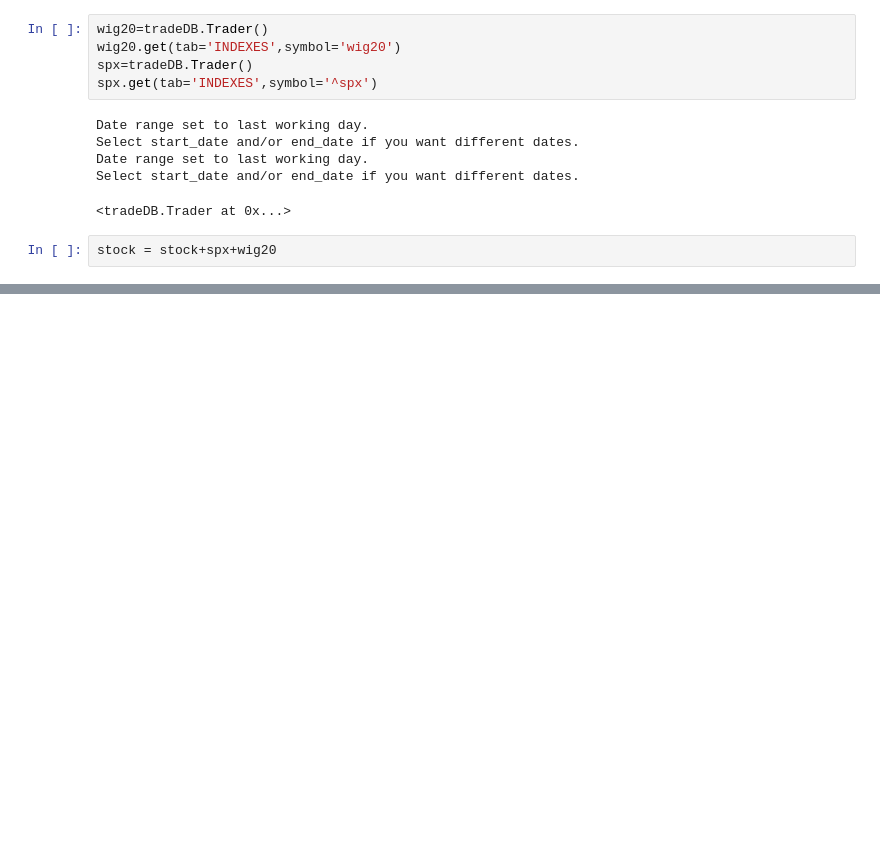
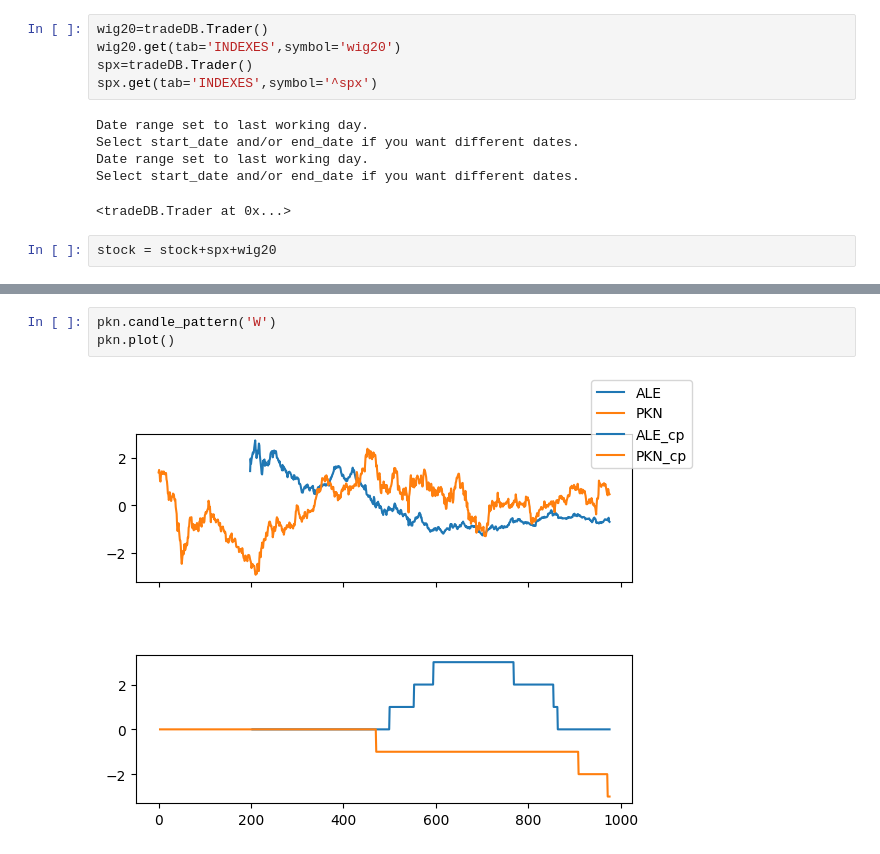
Before and after one commit to zielaskowski/tradeDB, a Jupyter notebook: dev/stooq.ipynb, the cells around one changed output, grey strips where cells are left out. Saved outputs shown, nothing was run; the diff lists cells and outputs as text; blank space fills up the shorter version.

```diff
--- a/dev/stooq.ipynb
+++ b/dev/stooq.ipynb
@@ -67,0 +75,5 @@ pkn.plot()
+# %%
+pkn.candle_pattern('W')
+pkn.plot()
+# %% [output]
+[figure, added]
```
Also changed, not shown: parts of 11 cells of this notebook, 2 other files.
